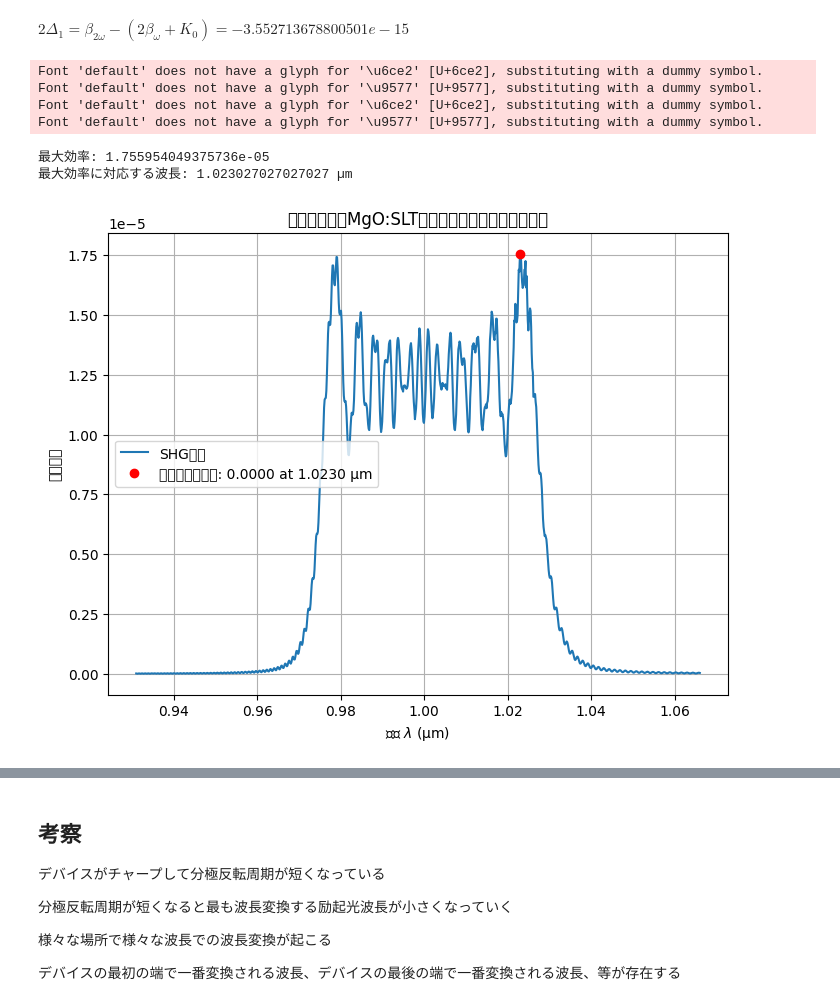
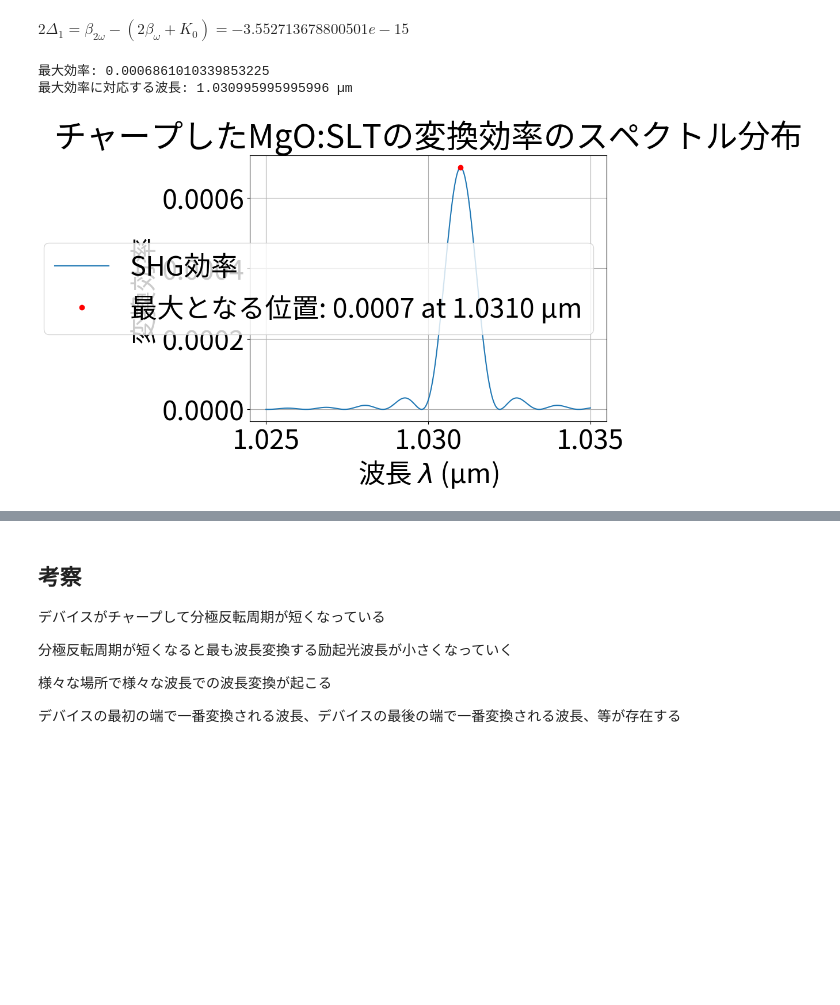
Before and after one commit to Xo1otl/mictlan, a Jupyter notebook: research/syuron/python/examples/shg.ipynb, the cells around one changed output, grey strips where cells are left out. Saved outputs shown, nothing was run; the diff lists cells and outputs as text; code cells hidden in the pictures; blank space fills up the shorter version.

```diff
--- a/research/syuron/python/examples/shg.ipynb
+++ b/research/syuron/python/examples/shg.ipynb
@@ -611,15 +613,15 @@ from concurrent.futures import ProcessPoolExecutor  # マルチプロセス用
 P0 = 1.0  # P0 = |A0|^2
 kappa = 1.31E-05  # 野呂さんの値
 L = 2000  # 固定長さ
-r = 0.0001  # チャープパラメータ（周期分極反転構造の場合は0）
+r = 0.000  # チャープパラメータ（周期分極反転構造の場合は0）
 T = 70  # 温度 (°C)
 
 # 位相整合条件
 pm_lambda = 1.031
 
 # 波長範囲
-lambda_min = pm_lambda - 0.1
-lambda_max = pm_lambda + 0.035
+lambda_min = pm_lambda - 0.006
+lambda_max = pm_lambda + 0.004
 lambda_values = np.linspace(lambda_min, lambda_max, 1000)  # 横軸: 波長 λ
 
 # ChirpedGrating クラスのインスタンスを作成
@@ -643,40 +645,36 @@ def calculate_efficiency(lambda_val):
 with ProcessPoolExecutor() as executor:  # 20プロセスで並列化
     efficiencies = list(tqdm(executor.map(calculate_efficiency, lambda_values), total=len(
         lambda_values), desc="Calculating SHG Efficiency"))
 
 # グラフの描画
 plt.figure(figsize=(8, 6))
 plt.plot(lambda_values, efficiencies, label="SHG効率")
 
 # グラフの装飾
 plt.xlabel(r"波長 $\lambda$ (µm)")
 plt.ylabel("変換効率")
 plt.title("チャープしたMgO:SLTの変換効率のスペクトル分布")
 plt.grid(True)
 plt.legend()
 
 # 最大効率とそのインデックスを取得
 max_efficiency = max(efficiencies)
 max_index = efficiencies.index(max_efficiency)
 max_lambda = lambda_values[max_index]
 
 # 最大値とその波長を表示
 print(f"\n最大効率: {max_efficiency}")
 print(f"最大効率に対応する波長: {max_lambda} µm")
 
 # グラフに最大値をプロット
 plt.plot(max_lambda, max_efficiency, 'ro',
          label=f"最大となる位置: {max_efficiency:.4f} at {max_lambda:.4f} µm")
 plt.legend()
 plt.show()
 # %% [output]
-Font 'default' does not have a glyph for '\u6ce2' [U+6ce2], substituting with a dummy symbol.
-Font 'default' does not have a glyph for '\u9577' [U+9577], substituting with a dummy symbol.
-Font 'default' does not have a glyph for '\u6ce2' [U+6ce2], substituting with a dummy symbol.
-Font 'default' does not have a glyph for '\u9577' [U+9577], substituting with a dummy symbol.
+最大効率: 0.0006861010339853225
+最大効率に対応する波長: 1.030995995995996 µm
-最大効率: 1.755954049375736e-05
-最大効率に対応する波長: 1.023027027027027 µm
-[figure, old version]
+[figure, new version]
 # %%
 import numpy as np
 import matplotlib.pyplot as plt
```
Also changed, not shown: parts of 9 cells of this notebook, 11 other files.
